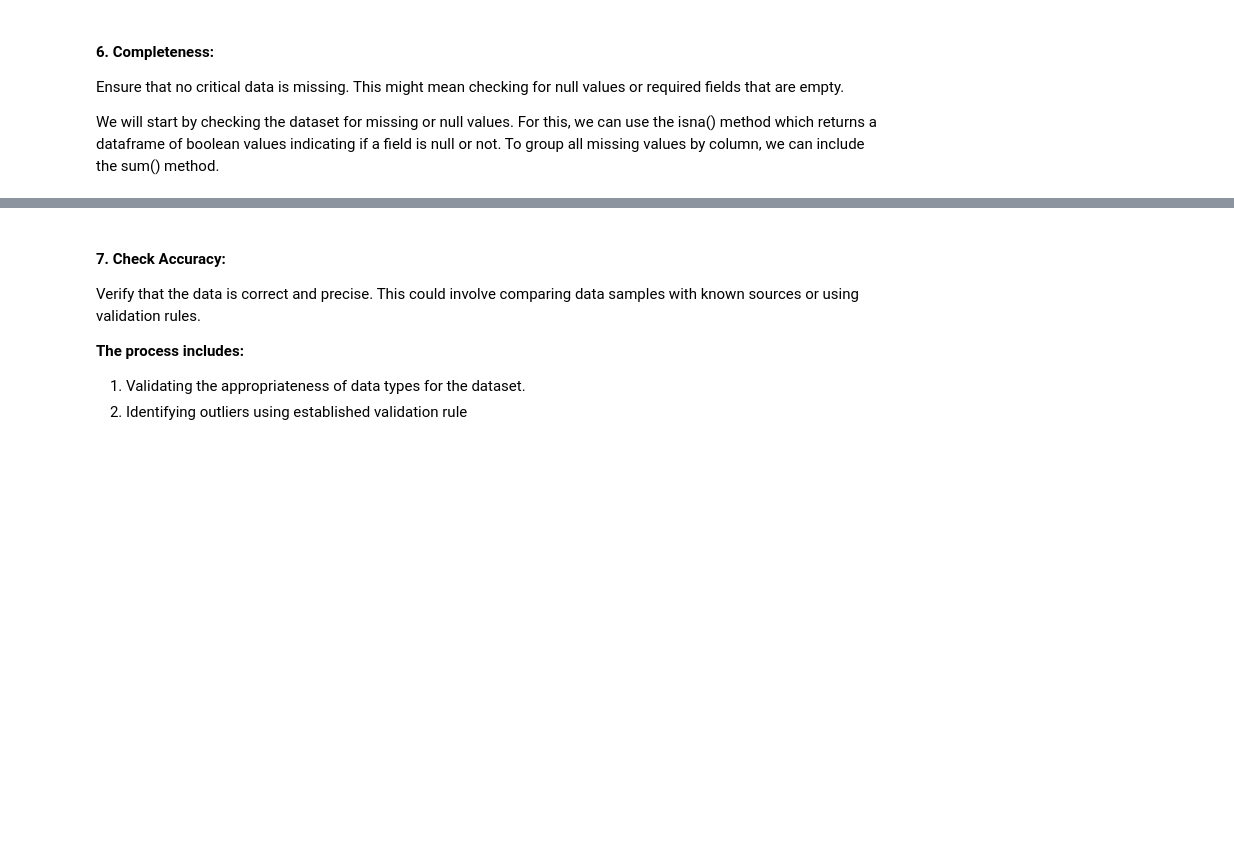
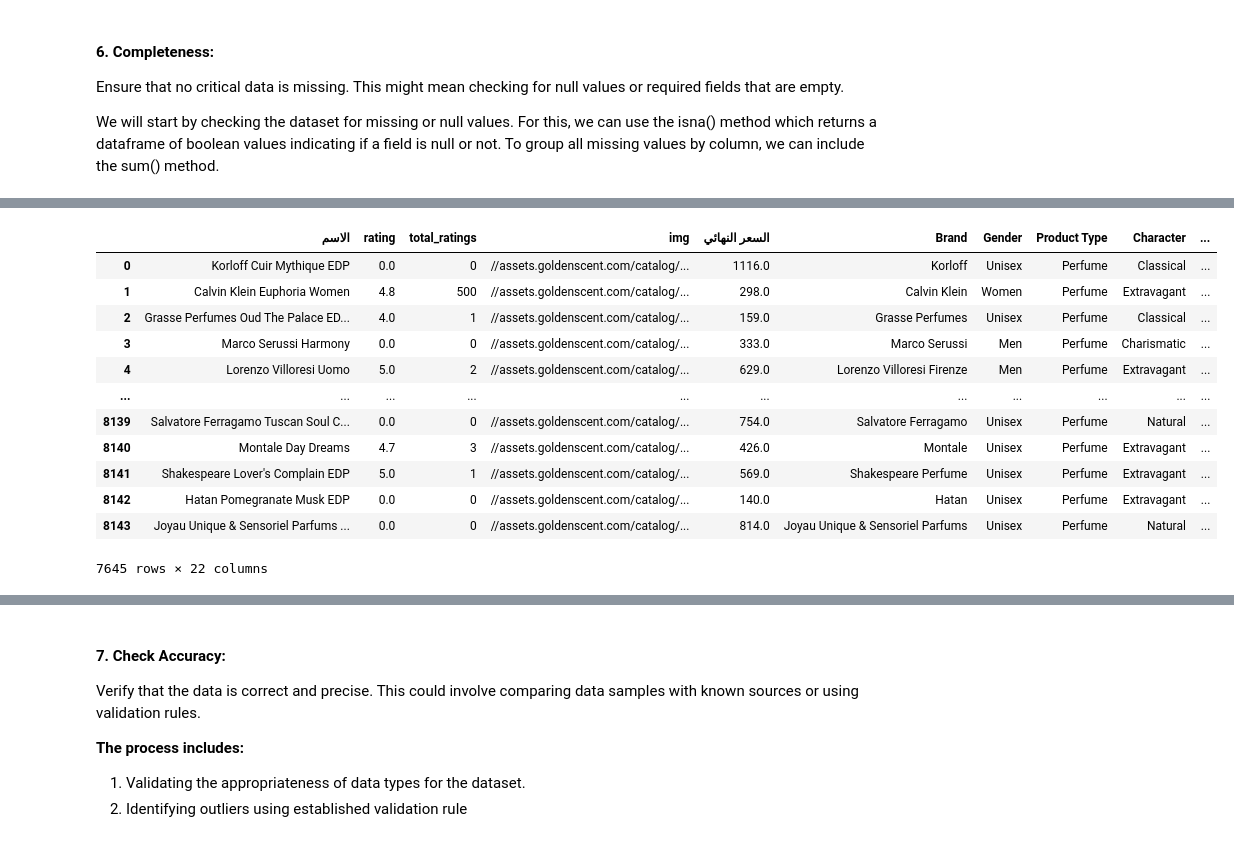
Before and after one commit to MAMDOUH-ALSHARARI/Perfume-Recommendation-System, a Jupyter notebook: Abdullah.ipynb, the cells around one changed output, grey strips where cells are left out. Cells and saved outputs as stored; diff of their text form; code cells hidden in the pictures; blank space fills up the shorter version.

```diff
--- a/Abdullah.ipynb
+++ b/Abdullah.ipynb
@@ -389,0 +203,3 @@ Index(['الجنس', 'شخصية عطرك', 'العائلة العطرية', 'ن
+# %%
+file_path = 'golden_scent_perfumes3.csv'
+data = pd.read_csv(file_path)
@@ -389,0 +215,2 @@ Index(['الجنس', 'شخصية عطرك', 'العائلة العطرية', 'ن
+# %%
+data = data.dropna(subset=[ "Fragrance Family","Character","Concentration","Gender"])
@@ -389,0 +241,24 @@ Index(['الجنس', 'شخصية عطرك', 'العائلة العطرية', 'ن
+# %%
+# Clean `rating` column: Remove HTML tags and convert to float
+data['rating'] = data['rating'].apply(lambda x: float(BeautifulSoup(str(x), 'html.parser').text))
+
+# Clean `total_ratings` column: Extract numerical values
+data['total_ratings'] = data['total_ratings'].apply(
+    lambda x: int(BeautifulSoup(str(x), 'html.parser').text.split()[0]) if pd.notna(x) else 0
+)
+# %%
+data
+# %% [output]
+|  | الاسم | rating | total_ratings | img | السعر النهائي | Brand | Gender | Product Type | Character | ... |
+| 0 | Korloff Cuir Mythique EDP | 0.0 | 0 | //assets.goldenscent.com/catalog/... | 1116.0 | Korloff | Unisex | Perfume | Classical | ... |
+| 1 | Calvin Klein Euphoria Women | 4.8 | 500 | //assets.goldenscent.com/catalog/... | 298.0 | Calvin Klein | Women | Perfume | Extravagant | ... |
+| 2 | Grasse Perfumes Oud The Palace ED... | 4.0 | 1 | //assets.goldenscent.com/catalog/... | 159.0 | Grasse Perfumes | Unisex | Perfume | Classical | ... |
+| 3 | Marco Serussi Harmony | 0.0 | 0 | //assets.goldenscent.com/catalog/... | 333.0 | Marco Serussi | Men | Perfume | Charismatic | ... |
+| 4 | Lorenzo Villoresi Uomo | 5.0 | 2 | //assets.goldenscent.com/catalog/... | 629.0 | Lorenzo Villoresi Firenze | Men | Perfume | Extravagant | ... |
+| ... | ... | ... | ... | ... | ... | ... | ... | ... | ... | ... |
+| 8139 | Salvatore Ferragamo Tuscan Soul C... | 0.0 | 0 | //assets.goldenscent.com/catalog/... | 754.0 | Salvatore Ferragamo | Unisex | Perfume | Natural | ... |
+| 8140 | Montale Day Dreams | 4.7 | 3 | //assets.goldenscent.com/catalog/... | 426.0 | Montale | Unisex | Perfume | Extravagant | ... |
+| 8141 | Shakespeare Lover's Complain EDP | 5.0 | 1 | //assets.goldenscent.com/catalog/... | 569.0 | Shakespeare Perfume | Unisex | Perfume | Extravagant | ... |
+| 8142 | Hatan Pomegranate Musk EDP | 0.0 | 0 | //assets.goldenscent.com/catalog/... | 140.0 | Hatan | Unisex | Perfume | Extravagant | ... |
+| 8143 | Joyau Unique & Sensoriel Parfums ... | 0.0 | 0 | //assets.goldenscent.com/catalog/... | 814.0 | Joyau Unique & Sensoriel Parfums | Unisex | Perfume | Natural | ... |
+7645 rows × 22 columns
```
Also changed, not shown: parts of 62 cells of this notebook, 5 other files.
